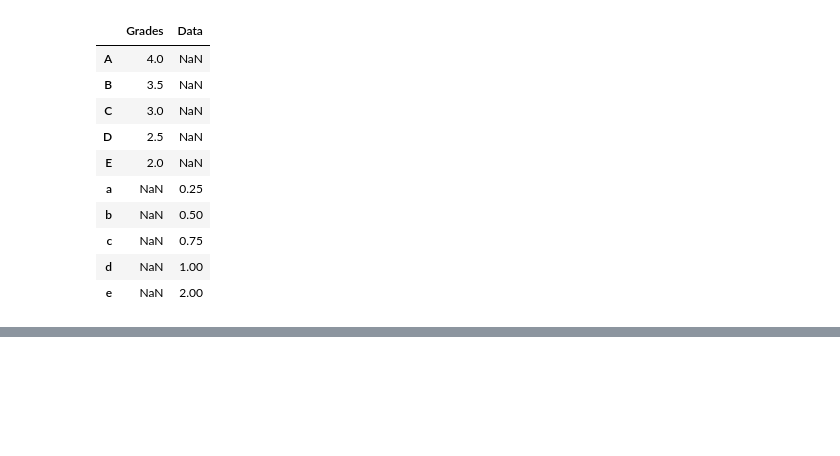
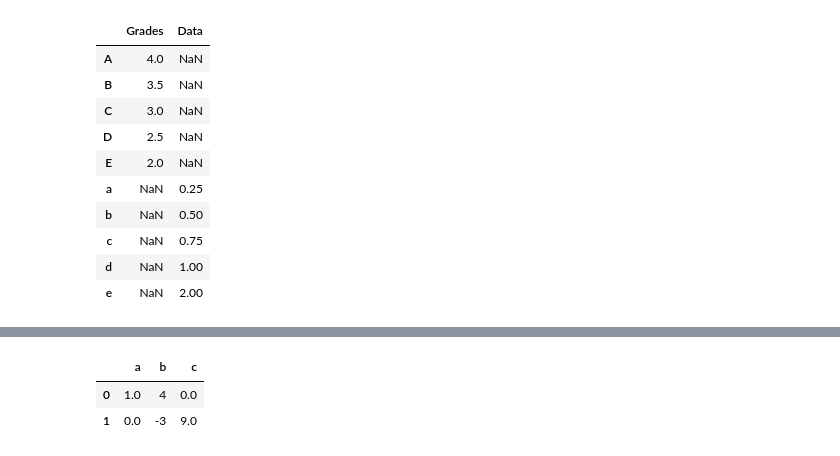
Before and after one commit to ortizfram/dataEngenieerFreeCodeCamp, a Jupyter notebook: MasteringPythonZeroToHero_part2.ipynb, the cells around one changed output, grey strips where cells are left out. Drawn from its saved outputs; the diff is of its cells as text; code cells hidden in the pictures; blank space fills up the shorter version.

```diff
--- a/MasteringPythonZeroToHero_part2.ipynb
+++ b/MasteringPythonZeroToHero_part2.ipynb
@@ -1068,0 +1083,6 @@ D
+# %%
+A.fillna(0)
+# %% [output]
+|  | a | b | c |
+| 0 | 1.0 | 4 | 0.0 |
+| 1 | 0.0 | -3 | 9.0 |
```
Also changed, not shown: parts of 11 cells of this notebook.
